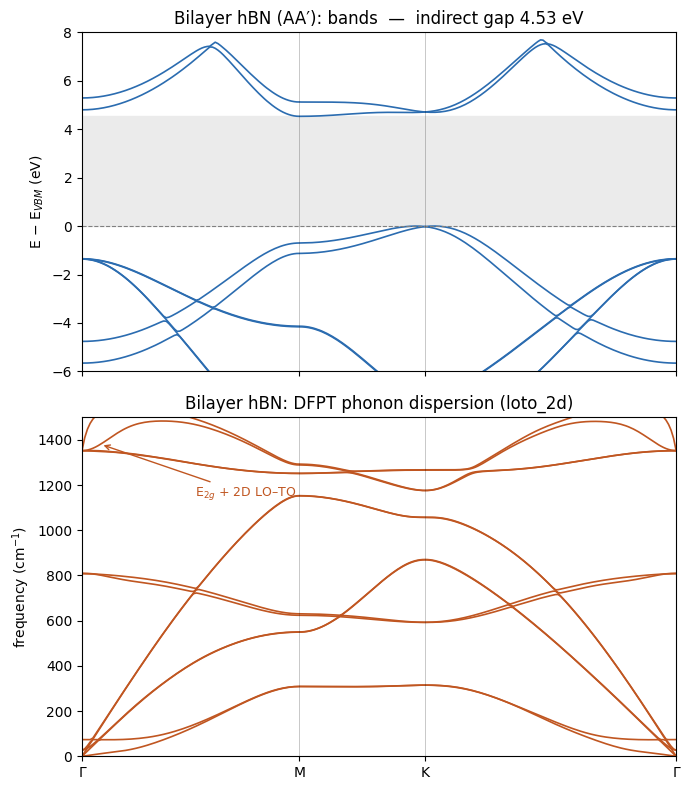
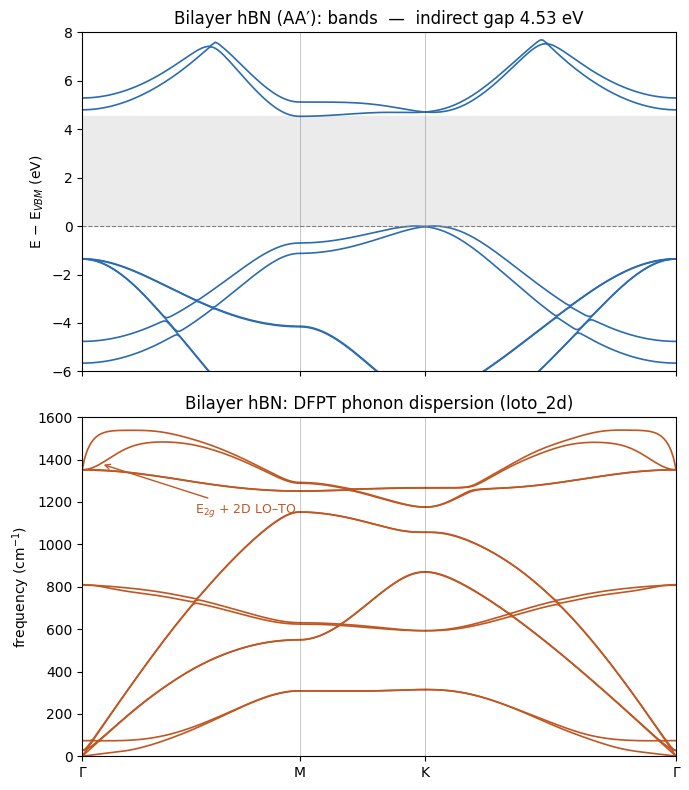
Code edit (unified diff) that turned the first committed figure into the second:
--- before
+++ after
@@ -14,5 +14,5 @@
              color='#c05621', fontsize=9,
              arrowprops=dict(arrowstyle='->', color='#c05621'))
-axp.set_ylim(0, 1500); axp.set_ylabel('frequency (cm$^{-1}$)')
+axp.set_ylim(0, 1600); axp.set_ylabel('frequency (cm$^{-1}$)')
 axp.set_title('Bilayer hBN: DFPT phonon dispersion (loto_2d)')
 for ax in (axe, axp):

Commit: A3: raise phonon panel ylim to 1600 cm^-1 for headroom above the optical/LO-TO modes